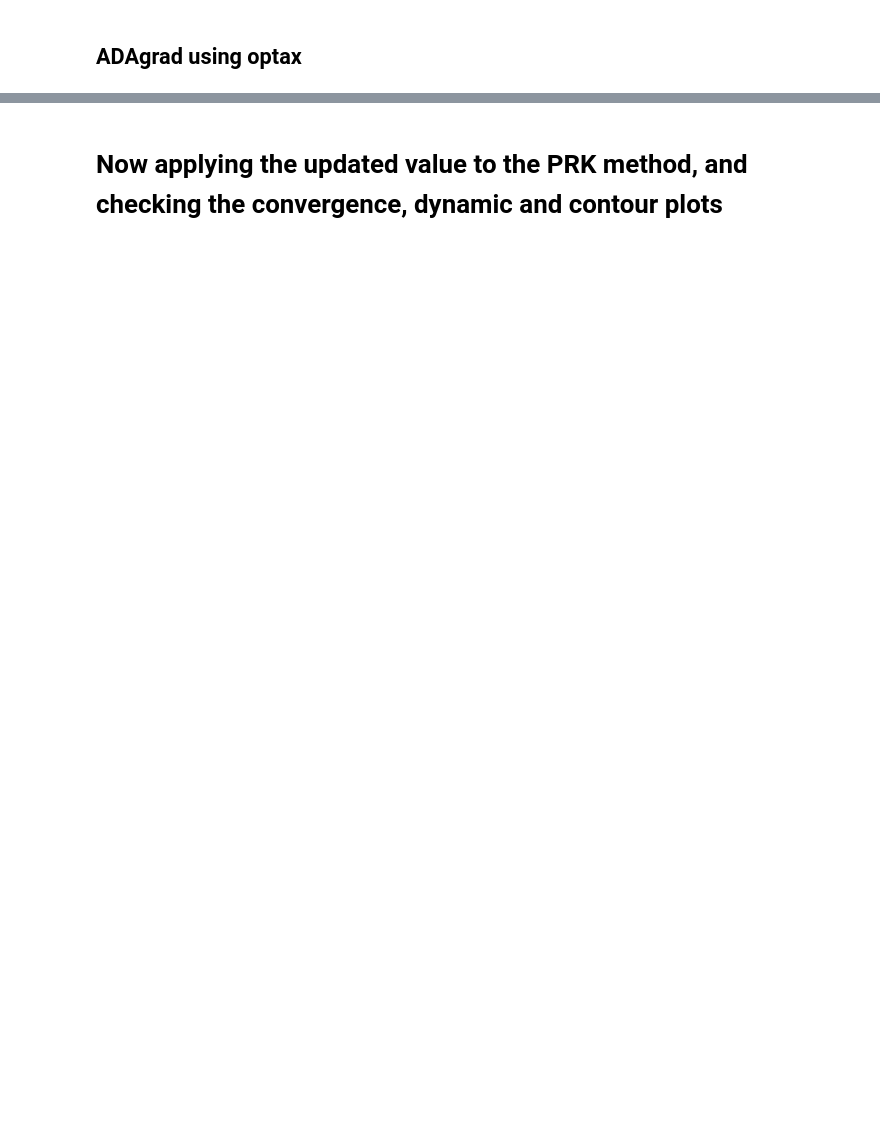
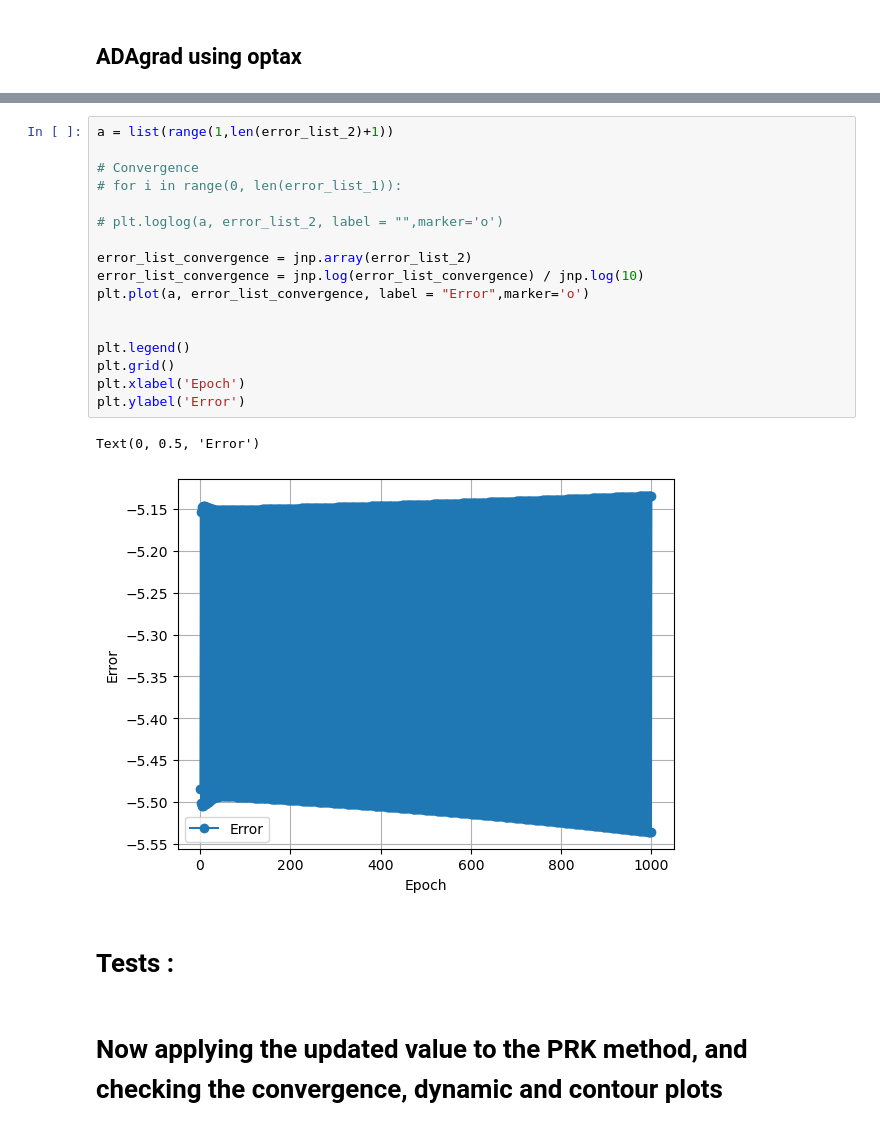
Before and after one commit to RaviPandey33/Pool_computer, a Jupyter notebook: Energy_Preserving_Scheme/Batch_learning.ipynb, the cells around one changed output, grey strips where cells are left out. Saved outputs shown, nothing was run; the diff lists cells and outputs as text; blank space fills up the shorter version.

```diff
--- a/Energy_Preserving_Scheme/Batch_learning.ipynb
+++ b/Energy_Preserving_Scheme/Batch_learning.ipynb
@@ -406,3 +390,25 @@ Text(0, 0.5, 'Error')
+# %%
+a = list(range(1,len(error_list_2)+1))
+
+# Convergence
+# for i in range(0, len(error_list_1)):
+
+# plt.loglog(a, error_list_2, label = "",marker='o')
+
+error_list_convergence = jnp.array(error_list_2)
+error_list_convergence = jnp.log(error_list_convergence) / jnp.log(10)
+plt.plot(a, error_list_convergence, label = "Error",marker='o')
+
+
+plt.legend()
+plt.grid()
+plt.xlabel('Epoch')
+plt.ylabel('Error')
+# %% [output]
+Text(0, 0.5, 'Error')
+[figure, added]
+# %% [markdown]
+# Tests :
 # %% [markdown]
 # Now applying the updated value to the PRK method, and checking the convergence, dynamic and contour plots
 # %%
```
Also changed, not shown: parts of 16 cells of this notebook, 34 other files.
